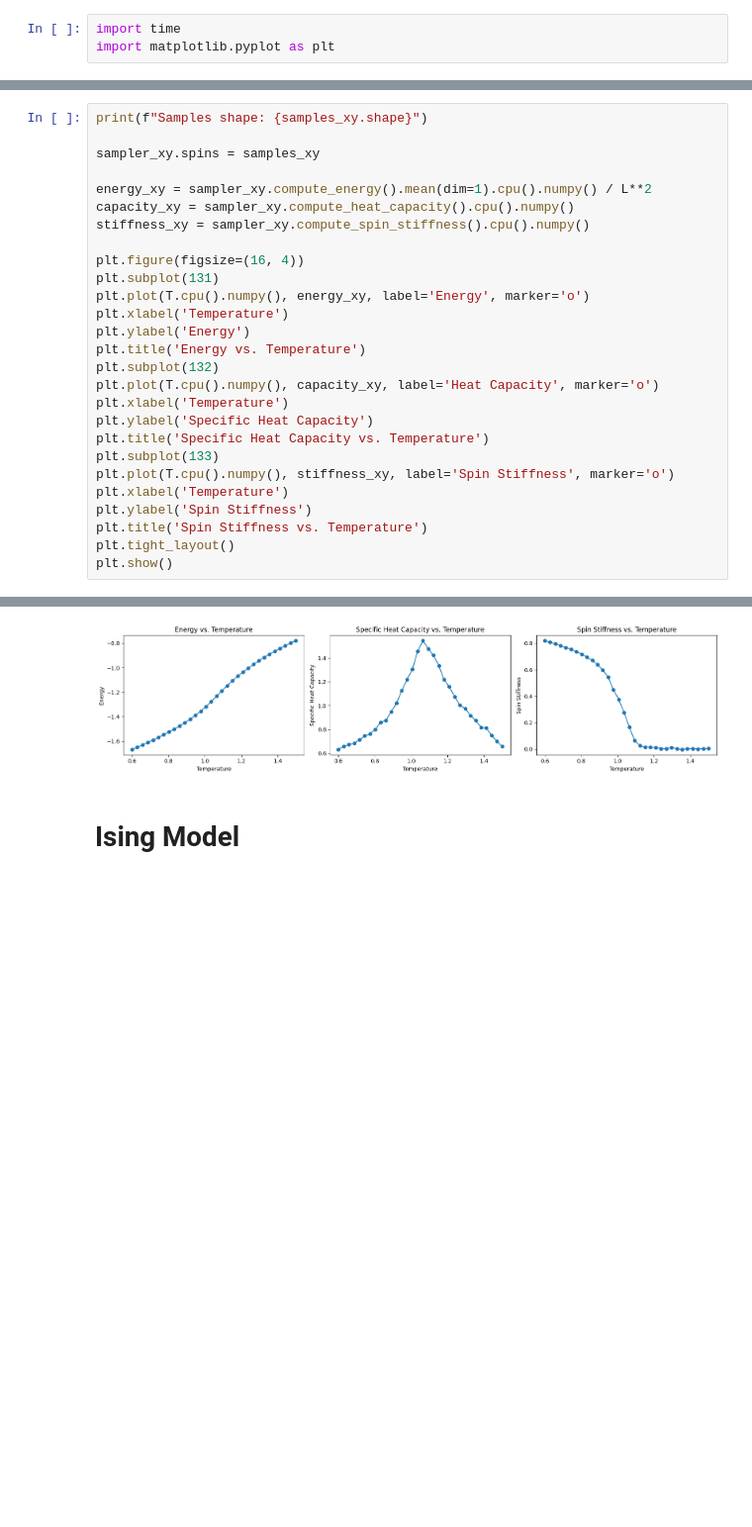
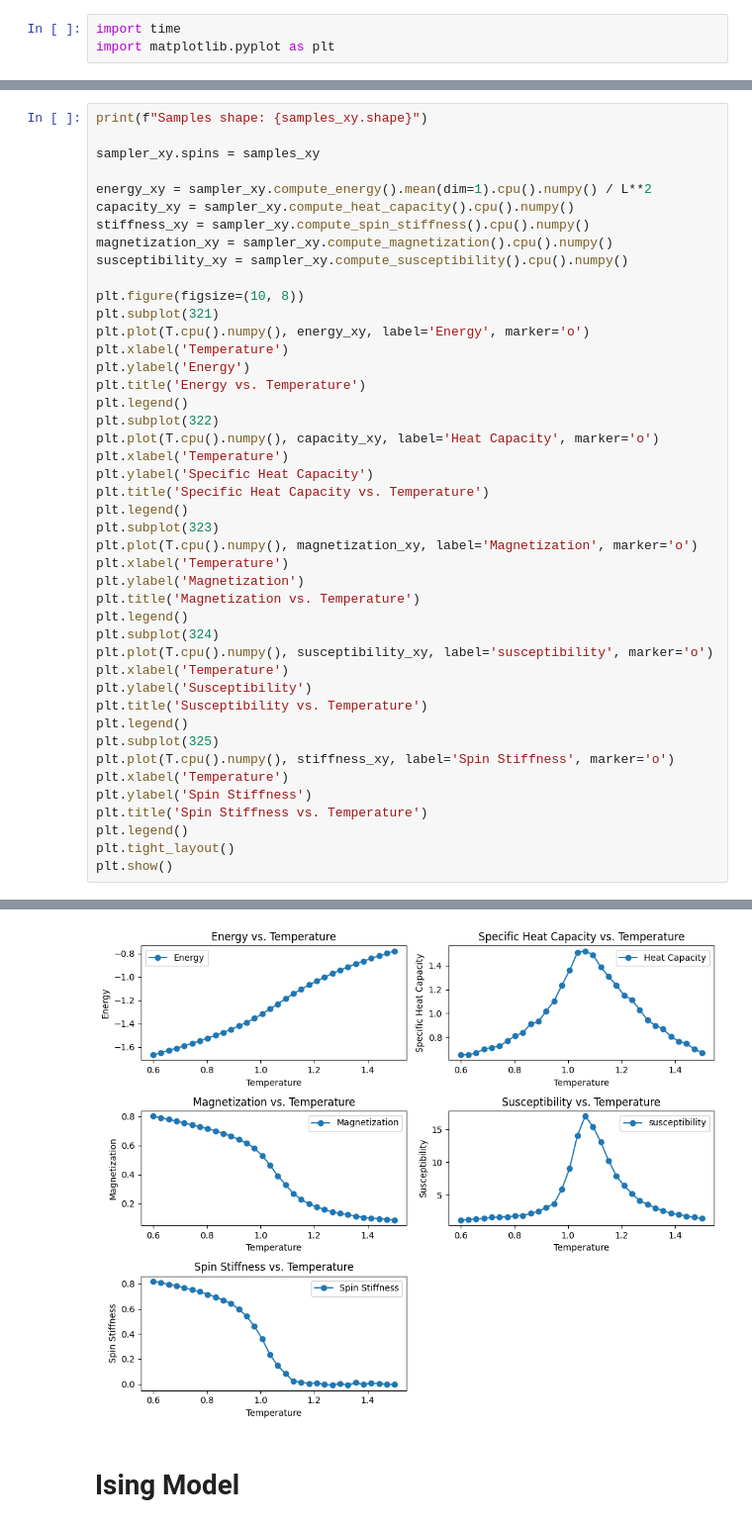
Before and after one commit to ToelUl/Thermal-Phase-Transition-MC-GPU-Simulation, a Jupyter notebook: gpu_mcmc_sampler.ipynb, the cells around one changed output, grey strips where cells are left out. Shown: that part at 99% size. Drawn from its saved outputs; the diff is of its cells as text; blank space fills up the shorter version.

Commit message:
add compute magnetization and susceptibility

```diff
--- a/gpu_mcmc_sampler.ipynb
+++ b/gpu_mcmc_sampler.ipynb
@@ -882,33 +916,50 @@ Elapsed time: 29.78 s
 # %%
 print(f"Samples shape: {samples_xy.shape}")
 
 sampler_xy.spins = samples_xy
 
 energy_xy = sampler_xy.compute_energy().mean(dim=1).cpu().numpy() / L**2
 capacity_xy = sampler_xy.compute_heat_capacity().cpu().numpy()
 stiffness_xy = sampler_xy.compute_spin_stiffness().cpu().numpy()
+magnetization_xy = sampler_xy.compute_magnetization().cpu().numpy()
+susceptibility_xy = sampler_xy.compute_susceptibility().cpu().numpy()
 
-plt.figure(figsize=(16, 4))
-plt.subplot(131)
+plt.figure(figsize=(10, 8))
+plt.subplot(321)
 plt.plot(T.cpu().numpy(), energy_xy, label='Energy', marker='o')
 plt.xlabel('Temperature')
 plt.ylabel('Energy')
 plt.title('Energy vs. Temperature')
-plt.subplot(132)
+plt.legend()
+plt.subplot(322)
 plt.plot(T.cpu().numpy(), capacity_xy, label='Heat Capacity', marker='o')
 plt.xlabel('Temperature')
 plt.ylabel('Specific Heat Capacity')
 plt.title('Specific Heat Capacity vs. Temperature')
-plt.subplot(133)
+plt.legend()
+plt.subplot(323)
+plt.plot(T.cpu().numpy(), magnetization_xy, label='Magnetization', marker='o')
+plt.xlabel('Temperature')
+plt.ylabel('Magnetization')
+plt.title('Magnetization vs. Temperature')
+plt.legend()
+plt.subplot(324)
+plt.plot(T.cpu().numpy(), susceptibility_xy, label='susceptibility', marker='o')
+plt.xlabel('Temperature')
+plt.ylabel('Susceptibility')
+plt.title('Susceptibility vs. Temperature')
+plt.legend()
+plt.subplot(325)
 plt.plot(T.cpu().numpy(), stiffness_xy, label='Spin Stiffness', marker='o')
 plt.xlabel('Temperature')
 plt.ylabel('Spin Stiffness')
 plt.title('Spin Stiffness vs. Temperature')
+plt.legend()
 plt.tight_layout()
 plt.show()
 # %% [output]
 Samples shape: torch.Size([32, 9000, 32, 32])
-[figure, old version]
+[figure, new version]
 # %% [markdown]
 # Ising Model
 # %%
```
Also changed, not shown: parts of 6 cells of this notebook, 4 other files.
